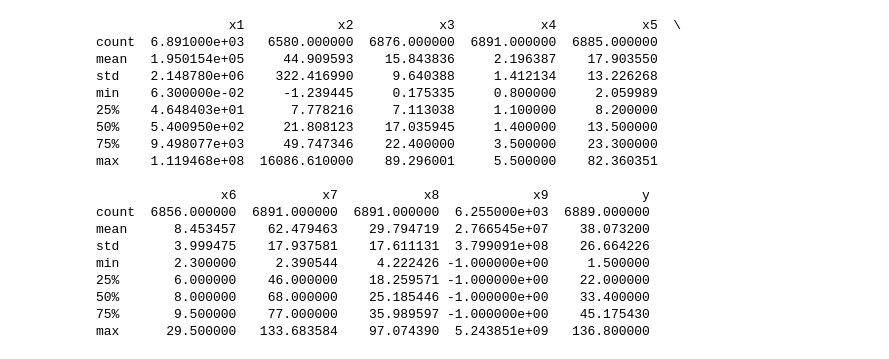
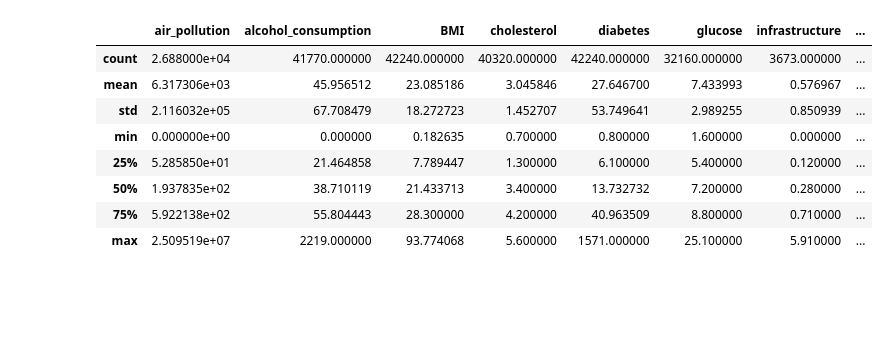
Before and after one commit to baolam/heart-disease-analysis, a Jupyter notebook: processing/check_var_sample.ipynb, the cells around one changed output. Cells and saved outputs as stored; diff of their text form; code cells hidden in the pictures; blank space fills up the shorter version.

```diff
--- a/processing/check_var_sample.ipynb
+++ b/processing/check_var_sample.ipynb
@@ -13,24 +13,2 @@ df = pd.read_sql(
     engine
 )
-# %%
-print(df.describe())
-# %% [output]
-                 x1            x2           x3           x4           x5  \
-count  6.891000e+03   6580.000000  6876.000000  6891.000000  6885.000000
-mean   1.950154e+05     44.909593    15.843836     2.196387    17.903550
-std    2.148780e+06    322.416990     9.640388     1.412134    13.226268
-min    6.300000e-02     -1.239445     0.175335     0.800000     2.059989
-25%    4.648403e+01      7.778216     7.113038     1.100000     8.200000
-50%    5.400950e+02     21.808123    17.035945     1.400000    13.500000
-75%    9.498077e+03     49.747346    22.400000     3.500000    23.300000
-max    1.119468e+08  16086.610000    89.296001     5.500000    82.360351
-
-                x6           x7           x8            x9            y
-count  6856.000000  6891.000000  6891.000000  6.255000e+03  6889.000000
-mean      8.453457    62.479463    29.794719  2.766545e+07    38.073200
-std       3.999475    17.937581    17.611131  3.799091e+08    26.664226
-min       2.300000     2.390544     4.222426 -1.000000e+00     1.500000
-25%       6.000000    46.000000    18.259571 -1.000000e+00    22.000000
-50%       8.000000    68.000000    25.185446 -1.000000e+00    33.400000
-75%       9.500000    77.000000    35.989597 -1.000000e+00    45.175430
-max      29.500000   133.683584    97.074390  5.243851e+09   136.800000
@@ -39 +18,13 @@ df_dropped = df.dropna()
+# %%
+df.describe()
+# %% [output]
+|  | air_pollution | alcohol_consumption | BMI | cholesterol | diabetes | glucose | infrastructure | ... |
+| count | 2.688000e+04 | 41770.000000 | 42240.000000 | 40320.000000 | 42240.000000 | 32160.000000 | 3673.000000 | ... |
+| mean | 6.317306e+03 | 45.956512 | 23.085186 | 3.045846 | 27.646700 | 7.433993 | 0.576967 | ... |
+| std | 2.116032e+05 | 67.708479 | 18.272723 | 1.452707 | 53.749641 | 2.989255 | 0.850939 | ... |
+| min | 0.000000e+00 | 0.000000 | 0.182635 | 0.700000 | 0.800000 | 1.600000 | 0.000000 | ... |
+| 25% | 5.285850e+01 | 21.464858 | 7.789447 | 1.300000 | 6.100000 | 5.400000 | 0.120000 | ... |
+| 50% | 1.937835e+02 | 38.710119 | 21.433713 | 3.400000 | 13.732732 | 7.200000 | 0.280000 | ... |
+| 75% | 5.922138e+02 | 55.804443 | 28.300000 | 4.200000 | 40.963509 | 8.800000 | 0.710000 | ... |
+| max | 2.509519e+07 | 2219.000000 | 93.774068 | 5.600000 | 1571.000000 | 25.100000 | 5.910000 | ... |
 # %%
```
Also changed, not shown: parts of 6 cells of this notebook, 6 other files.
